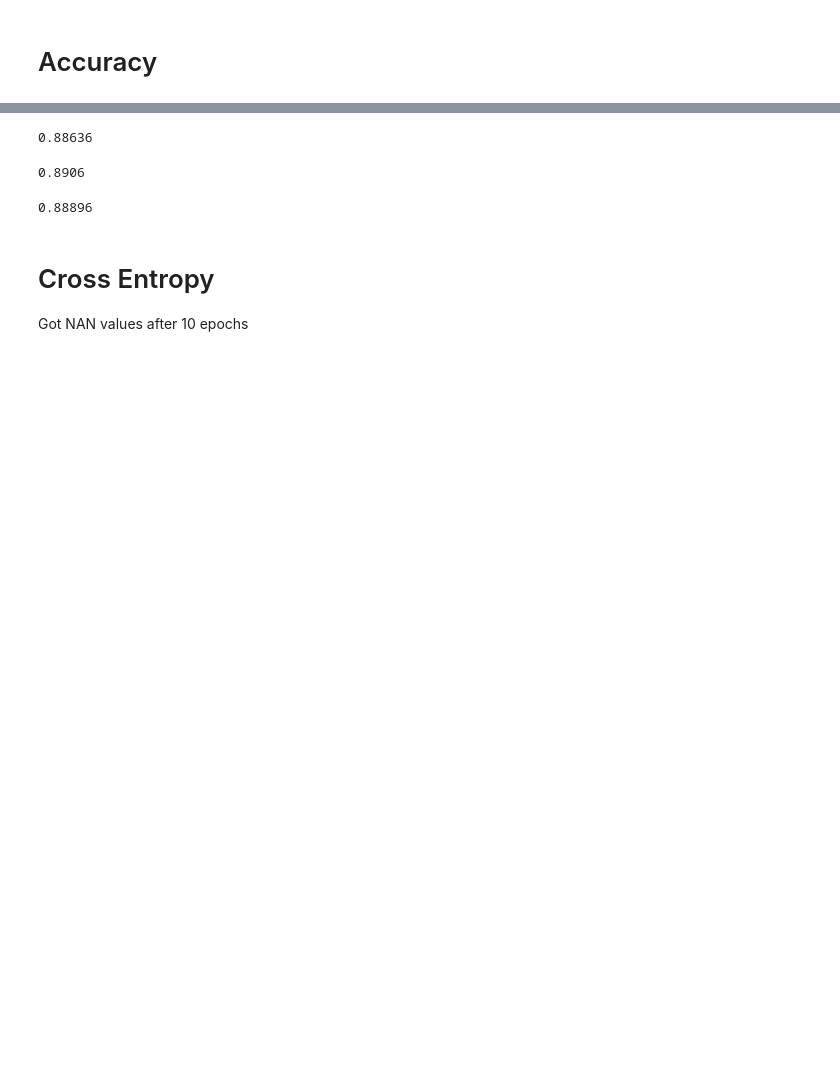
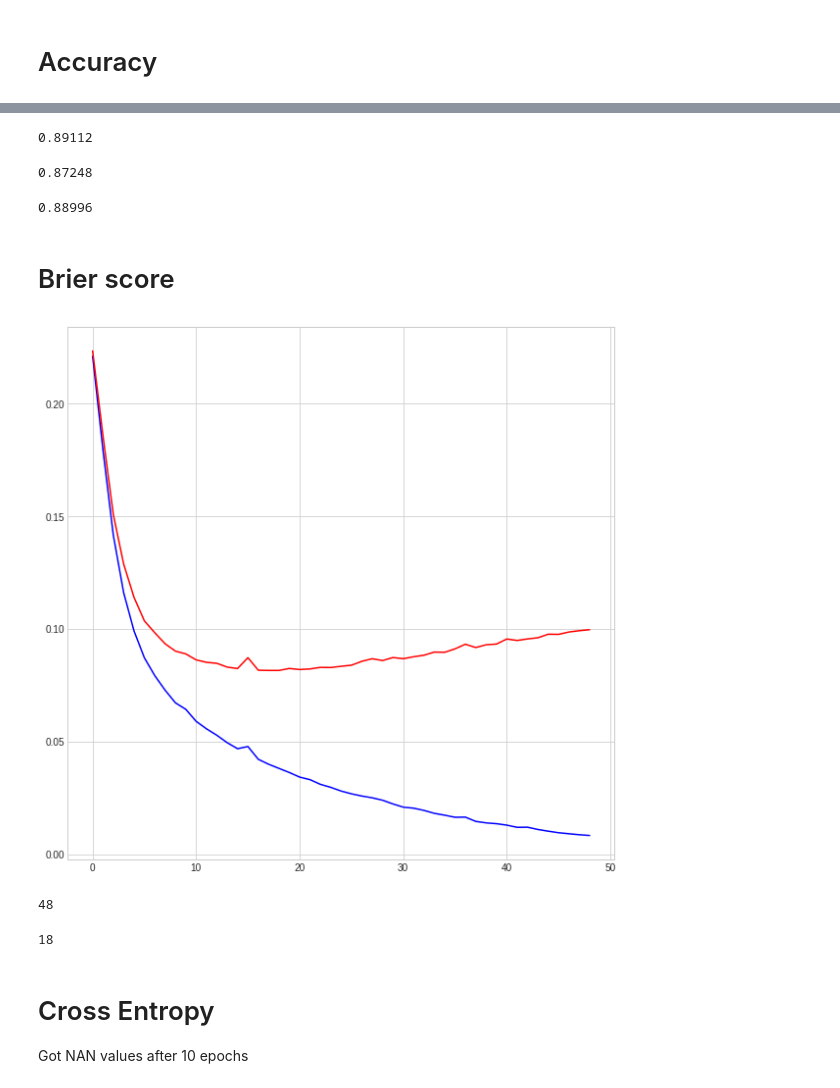
Before and after one commit to apmoore1/calibration, a Jupyter notebook: notebooks/IMDB/IMDB Fastext.ipynb, the cells around one changed output, grey strips where cells are left out. Drawn from its saved outputs; the diff is of its cells as text; code cells hidden in the pictures; blank space fills up the shorter version.

Commit message:
More plots

```diff
--- a/notebooks/IMDB/IMDB Fastext.ipynb
+++ b/notebooks/IMDB/IMDB Fastext.ipynb
@@ -226,15 +272,32 @@ np.array(val_accs).argmax()
 # %%
-val_accs[10]
+val_accs[18]
 # %% [output]
-0.88636
+0.89112
 # %%
-val_accs[17]
+val_accs[47]
 # %% [output]
-0.8906
+0.87248
 # %%
-val_accs[23]
+val_accs[21]
 # %% [output]
-0.88896
+0.88996
+# %% [markdown]
+# Brier score
+# %%
+fig=plt.figure(figsize=(10,10))
+plt.plot(train_briers, 'b')
+plt.plot(valid_briers, 'r')
+plt.savefig('Briers.png', dpi = 300)
+# %% [output]
+[figure, added]
+# %%
+np.argmin(train_briers)
+# %% [output]
+48
+# %%
+np.argmin(valid_briers)
+# %% [output]
+18
 # %% [markdown]
 # Cross Entropy
 
```
Also changed, not shown: parts of 20 cells of this notebook, 9 other files.
